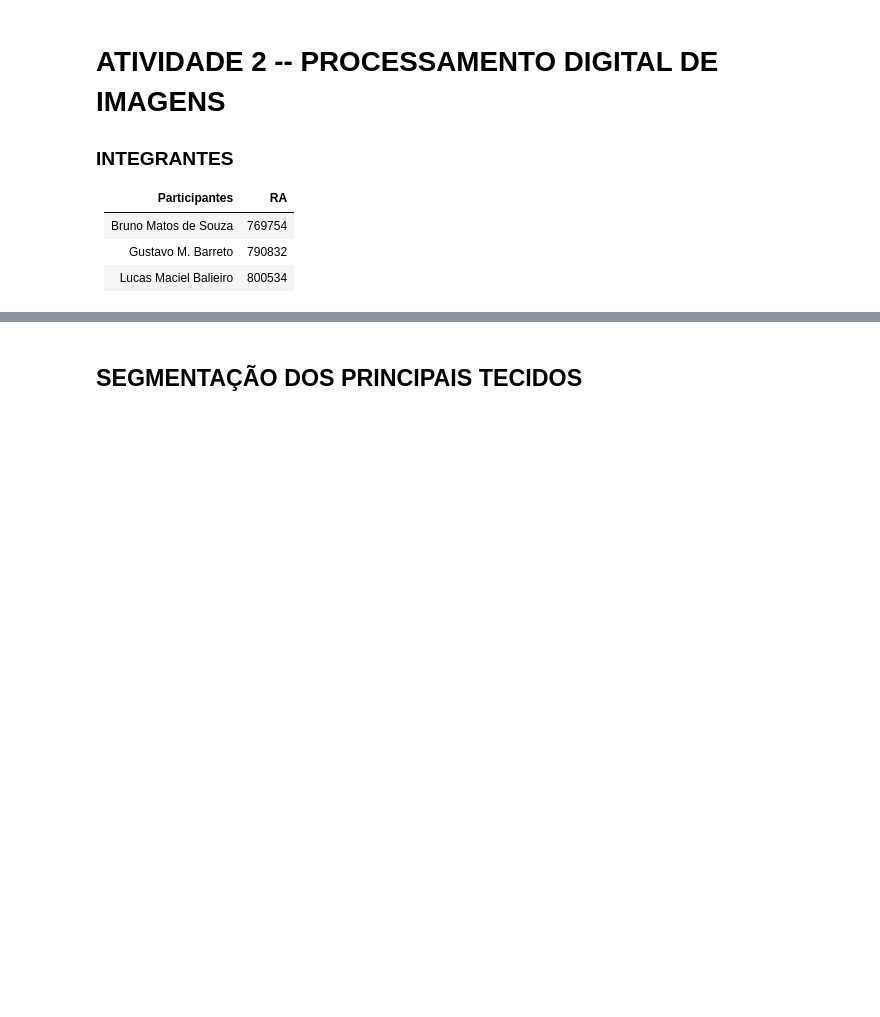
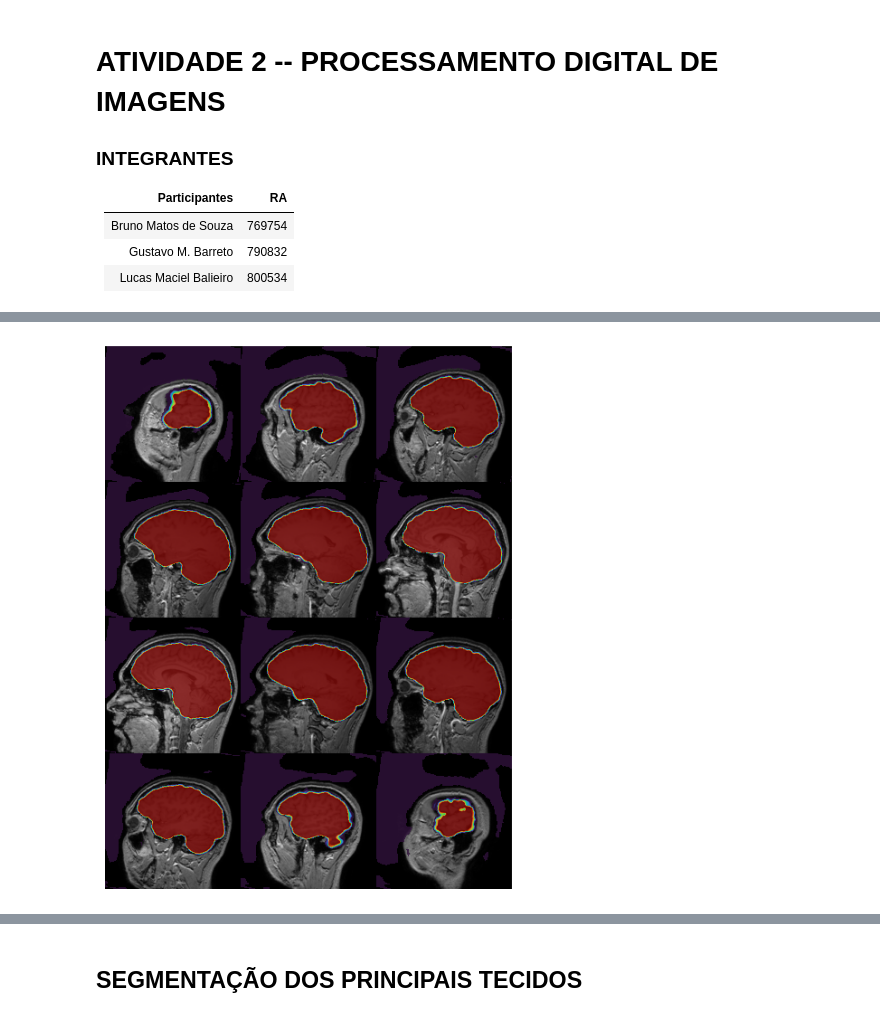
Before and after one commit to MBGustav/pdi3d-notes, a Jupyter notebook: Trabalho/Atividade-2.ipynb, the cells around one changed output, grey strips where cells are left out. Cells and saved outputs as stored; diff of their text form; code cells hidden in the pictures; blank space fills up the shorter version.

```diff
--- a/Trabalho/Atividade-2.ipynb
+++ b/Trabalho/Atividade-2.ipynb
@@ -9,3 +9,31 @@
 |Bruno Matos de Souza|769754|
 |Gustavo M. Barreto|790832|
 |Lucas Maciel Balieiro|800534|
+# %%
+#impotacao das bibliotecas
+
+import numpy as np
+import SimpleITK as sitk
+import matplotlib.pyplot as plt
+from  sklearn.cluster import KMeans
+import ants ,os
+from antspynet.utilities import brain_extraction
+
+ATLAS_IMG_DIR     = "Atlas"
+CLINICS_IMG_DIR   = "imagens-clinicas"
+EXTRACTED_BRAIN_DIR = 'skull-strip-images'
+
+# Facilitar o acesso aos arquivos
+AtlasPaths = {
+    "REF": f"{ATLAS_IMG_DIR}/mni_ref.nii.gz",
+    "MASK": f"{ATLAS_IMG_DIR}/mni_ref.nii.gz",
+    "CSF": f"{ATLAS_IMG_DIR}/mni_csf.nii.gz",
+    "GM" : f"{ATLAS_IMG_DIR}/mni_gm.nii.gz",
+    "WM" : f"{ATLAS_IMG_DIR}/mni_wm.nii.gz"
+}
+
+# lista dos arquivos
+clinics_files, skull_stripped_files = [],[]
+for f in os.listdir(CLINICS_IMG_DIR):
+    clinics_files.append(os.path.join(CLINICS_IMG_DIR, f))
+    skull_stripped_files.append(os.path.join(EXTRACTED_BRAIN_DIR, f))
@@ -11,0 +43,18 @@
+# %%
+'''
+Nesta etapa, removemos estruturas não observadas.
+Com o ajuste de registro feito pelo pacote ANTs, armazenamos as
+imagens clinicas com as devidas extrações. Isso permite um melhor controle
+sobre a etapa seguinte - mensurar o volume de cada estrutura.
+'''
+
+for (idx, img) in enumerate(clinics_files):
+    t1 = ants.image_read((img))                                   # image read
+    brain_image_ants = brain_extraction(t1, modality="t1")        # brain extract - bin mask
+    tmp = t1 * brain_image_ants
+    tmp.to_filename(skull_stripped_files[idx])                    # image save
+
+# plote the last as example
+ants.plot(t1, overlay=brain_image_ants, overlay_alpha=0.8)
+# %% [output]
+[figure, added]
```
Also changed, not shown: parts of 17 cells of this notebook.
